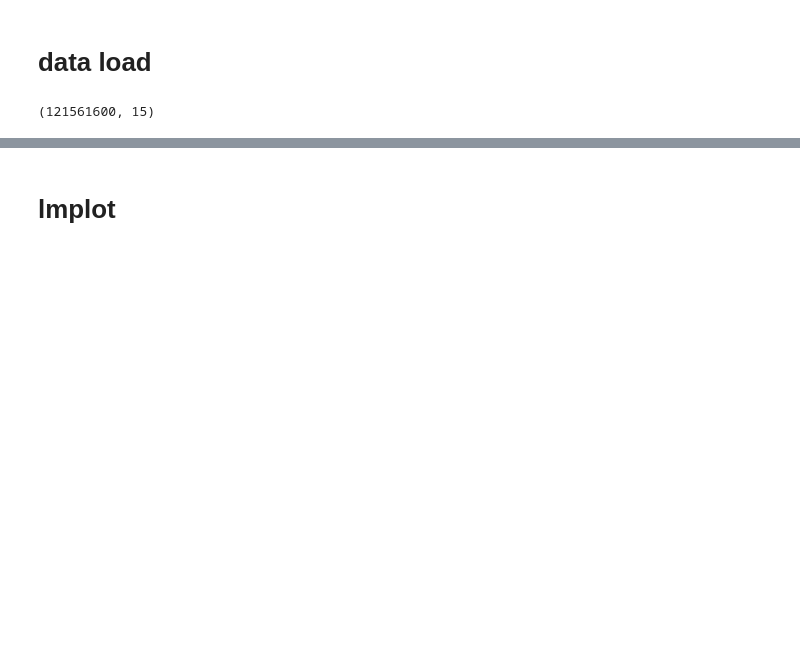
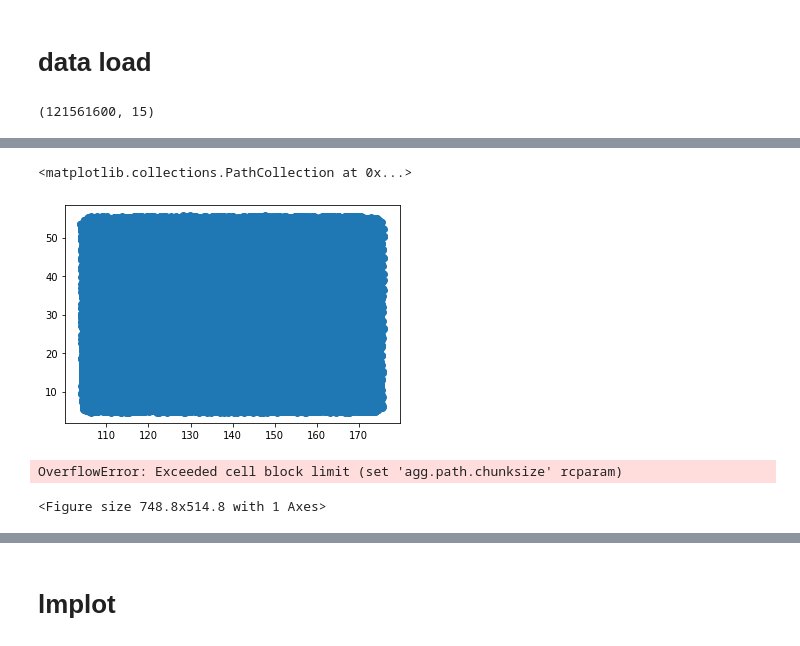
Before and after one commit to FKgk/AIFrenz2, a Jupyter notebook: EDA3.ipynb, the cells around one changed output, grey strips where cells are left out. Cells and saved outputs as stored; diff of their text form; code cells hidden in the pictures; blank space fills up the shorter version.

```diff
--- a/EDA3.ipynb
+++ b/EDA3.ipynb
@@ -46,0 +69,5 @@ display(tdata)
+# %%
+plt.scatter('GMI_long', 'GMI_lat', data=dt)
+# %% [output]
+<matplotlib.collections.PathCollection at 0x...>
+[figure, added]
@@ -46,0 +77,11 @@ display(tdata)
+# %%
+style.use('seaborn-talk')
+fig = plt.figure()
+ax = fig.gca(projection='3d')
+
+ax.plot(dt['GMI_long'], dt['GMI_lat'], dt['temp_1'])
+
+plt.show()
+# %% [output]
+OverflowError: Exceeded cell block limit (set 'agg.path.chunksize' rcparam)
+<Figure size 748.8x514.8 with 1 Axes>
```
Also changed, not shown: parts of 10 cells of this notebook.
